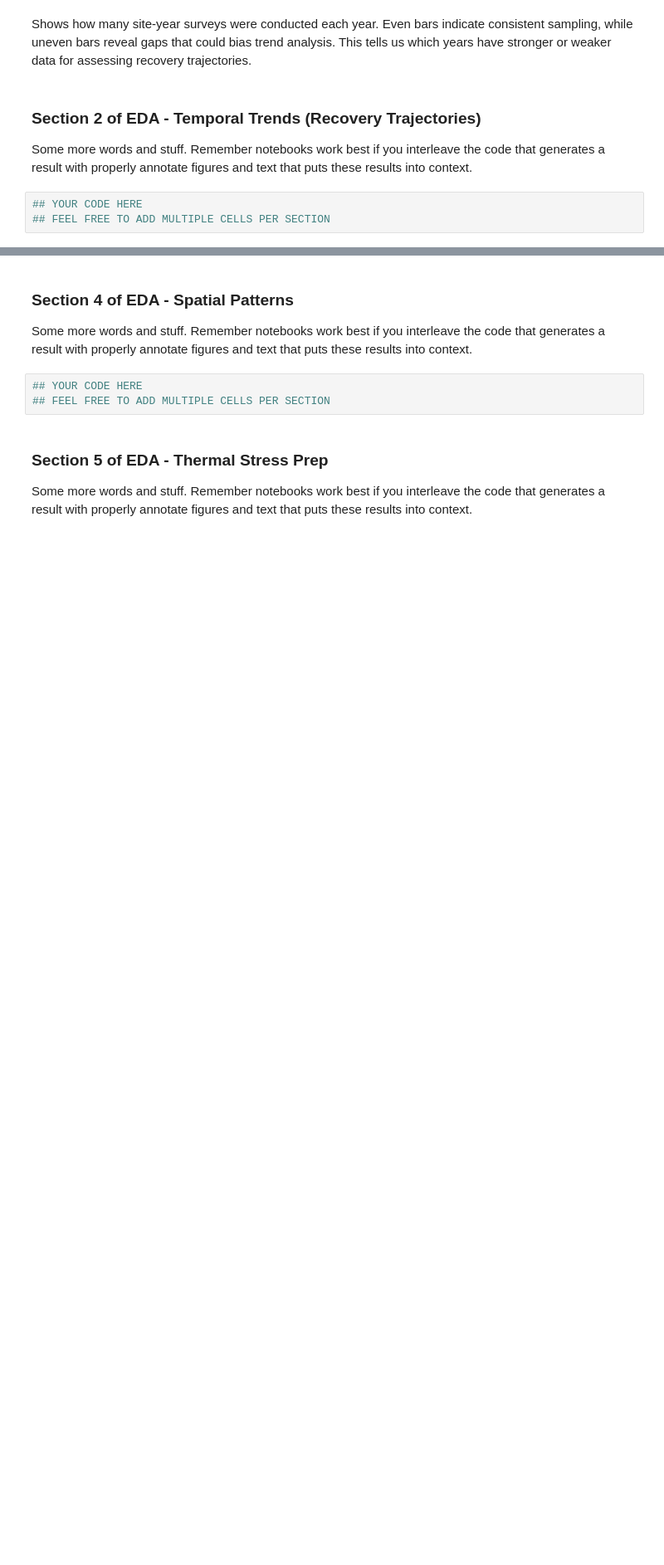
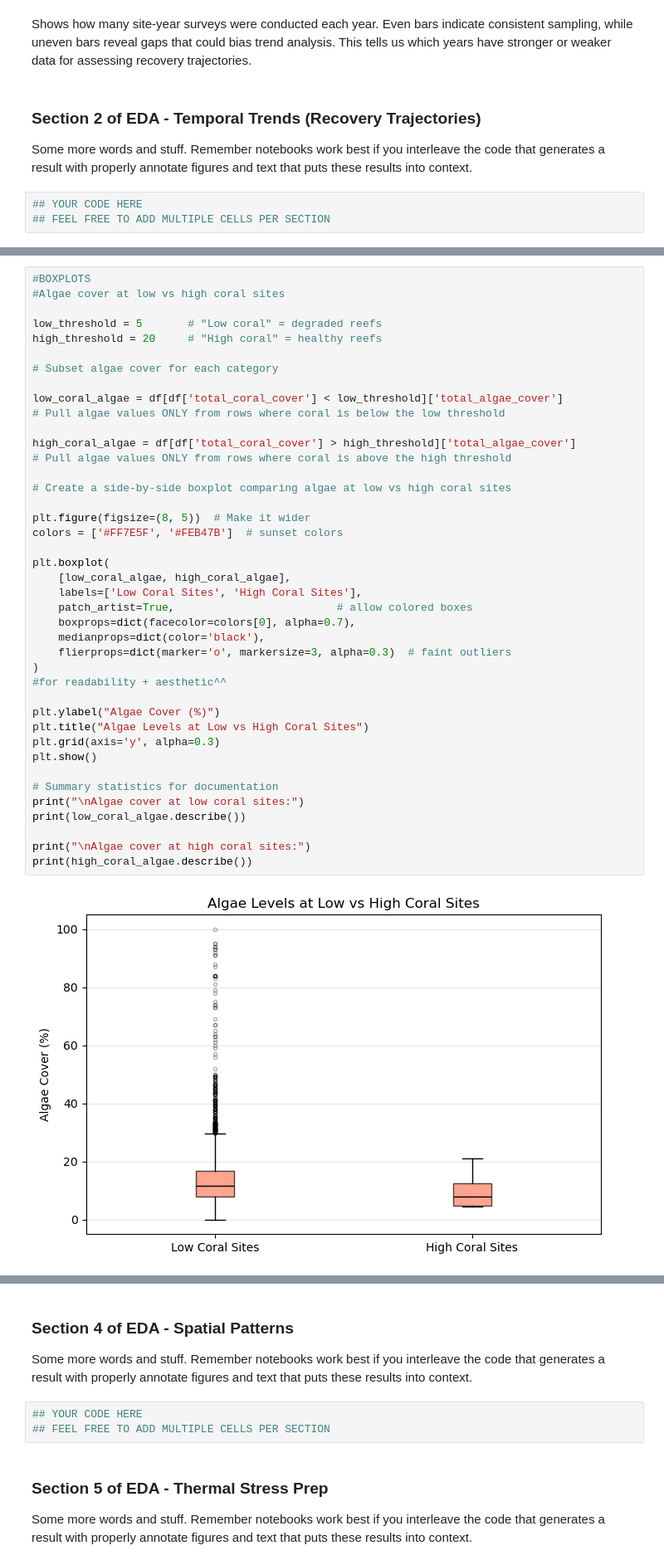
Before and after one commit to COGS108/Group032_WI26, a Jupyter notebook: 02-EDACheckpoint.ipynb, the cells around one changed output, grey strips where cells are left out. Shown at 83% size. Cells and saved outputs as stored; diff of their text form; blank space fills up the shorter version.

```diff
--- a/02-EDACheckpoint.ipynb
+++ b/02-EDACheckpoint.ipynb
@@ -910,0 +993,43 @@ Some more words and stuff.  Remember notebooks work best if you interleave the c
+# %%
+#BOXPLOTS
+#Algae cover at low vs high coral sites
+
+low_threshold = 5       # "Low coral" = degraded reefs
+high_threshold = 20     # "High coral" = healthy reefs
+
+# Subset algae cover for each category
+
+low_coral_algae = df[df['total_coral_cover'] < low_threshold]['total_algae_cover']
+# Pull algae values ONLY from rows where coral is below the low threshold
+
+high_coral_algae = df[df['total_coral_cover'] > high_threshold]['total_algae_cover']
+# Pull algae values ONLY from rows where coral is above the high threshold
+
+# Create a side-by-side boxplot comparing algae at low vs high coral sites
+
+plt.figure(figsize=(8, 5))  # Make it wider
+colors = ['#FF7E5F', '#FEB47B']  # sunset colors
+
+plt.boxplot(
+    [low_coral_algae, high_coral_algae],
+    labels=['Low Coral Sites', 'High Coral Sites'],
+    patch_artist=True,                         # allow colored boxes
+    boxprops=dict(facecolor=colors[0], alpha=0.7),
+    medianprops=dict(color='black'),
+    flierprops=dict(marker='o', markersize=3, alpha=0.3)  # faint outliers
+)
+#for readability + aesthetic^^
+
+plt.ylabel("Algae Cover (%)")
+plt.title("Algae Levels at Low vs High Coral Sites")
+plt.grid(axis='y', alpha=0.3)
+plt.show()
+
+# Summary statistics for documentation
+print("\nAlgae cover at low coral sites:")
+print(low_coral_algae.describe())
+
+print("\nAlgae cover at high coral sites:")
+print(high_coral_algae.describe())
+# %% [output]
+[figure, added]
```
Also changed, not shown: parts of 11 cells of this notebook.
